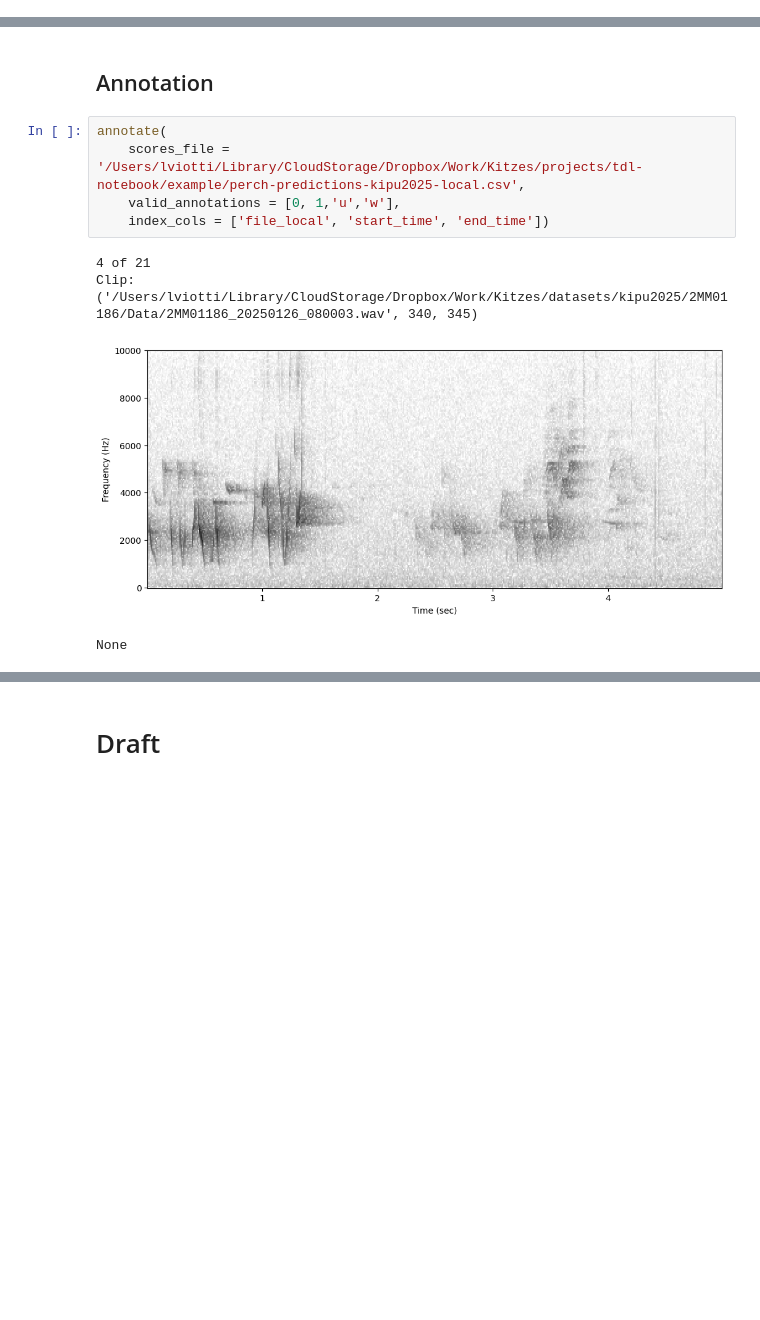
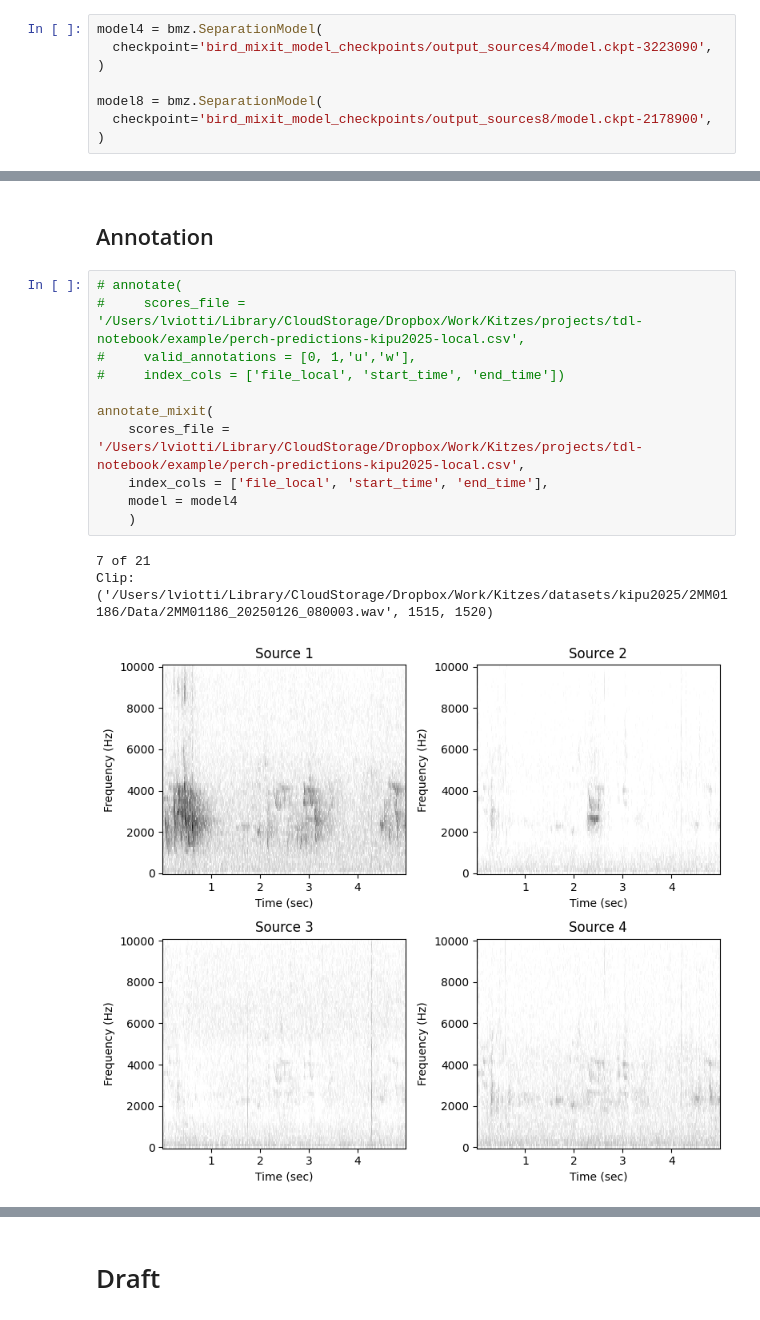
Before and after one commit to LeonardoViotti/tdl-notebook, a Jupyter notebook: tdl_mixit.ipynb, the cells around one changed output, grey strips where cells are left out. Cells and saved outputs as stored; diff of their text form; blank space fills up the shorter version.

Commit message:
Draft mixit annotation (2).

```diff
--- a/tdl_mixit.ipynb
+++ b/tdl_mixit.ipynb
@@ -12,3 +14,11 @@ import IPython.display as ipd
 plt.rcParams['figure.figsize'] = [12,5]
 # %%
 from tdl_annotation import *
+# %%
+model4 = bmz.SeparationModel(
+  checkpoint='bird_mixit_model_checkpoints/output_sources4/model.ckpt-3223090',
+)
+
+model8 = bmz.SeparationModel(
+  checkpoint='bird_mixit_model_checkpoints/output_sources8/model.ckpt-2178900',
+)
@@ -15,15 +34,20 @@ from tdl_annotation import *
 # %% [markdown]
 ## Annotation
 # %%
-annotate(
+# annotate(
+#     scores_file = '/Users/lviotti/Library/CloudStorage/Dropbox/Work/Kitzes/projects/tdl-notebook/example/perch-predictions-kipu2025-local.csv',
+#     valid_annotations = [0, 1,'u','w'],
+#     index_cols = ['file_local', 'start_time', 'end_time'])
+
+annotate_mixit(
     scores_file = '/Users/lviotti/Library/CloudStorage/Dropbox/Work/Kitzes/projects/tdl-notebook/example/perch-predictions-kipu2025-local.csv',
-    valid_annotations = [0, 1,'u','w'],
-    index_cols = ['file_local', 'start_time', 'end_time'])
+    index_cols = ['file_local', 'start_time', 'end_time'],
+    model = model4
+    )
 # %% [output]
-4 of 21
-Clip: ('/Users/lviotti/Library/CloudStorage/Dropbox/Work/Kitzes/datasets/kipu2025/2MM01186/Data/2MM01186_20250126_080003.wav', 340, 345)
+7 of 21
+Clip: ('/Users/lviotti/Library/CloudStorage/Dropbox/Work/Kitzes/datasets/kipu2025/2MM01186/Data/2MM01186_20250126_080003.wav', 1515, 1520)
-[figure, old version]
+[figure, new version]
-None
 [interactive output not drawn]
 # %% [markdown]
 # Draft
```
Also changed, not shown: parts of 3 cells of this notebook.
